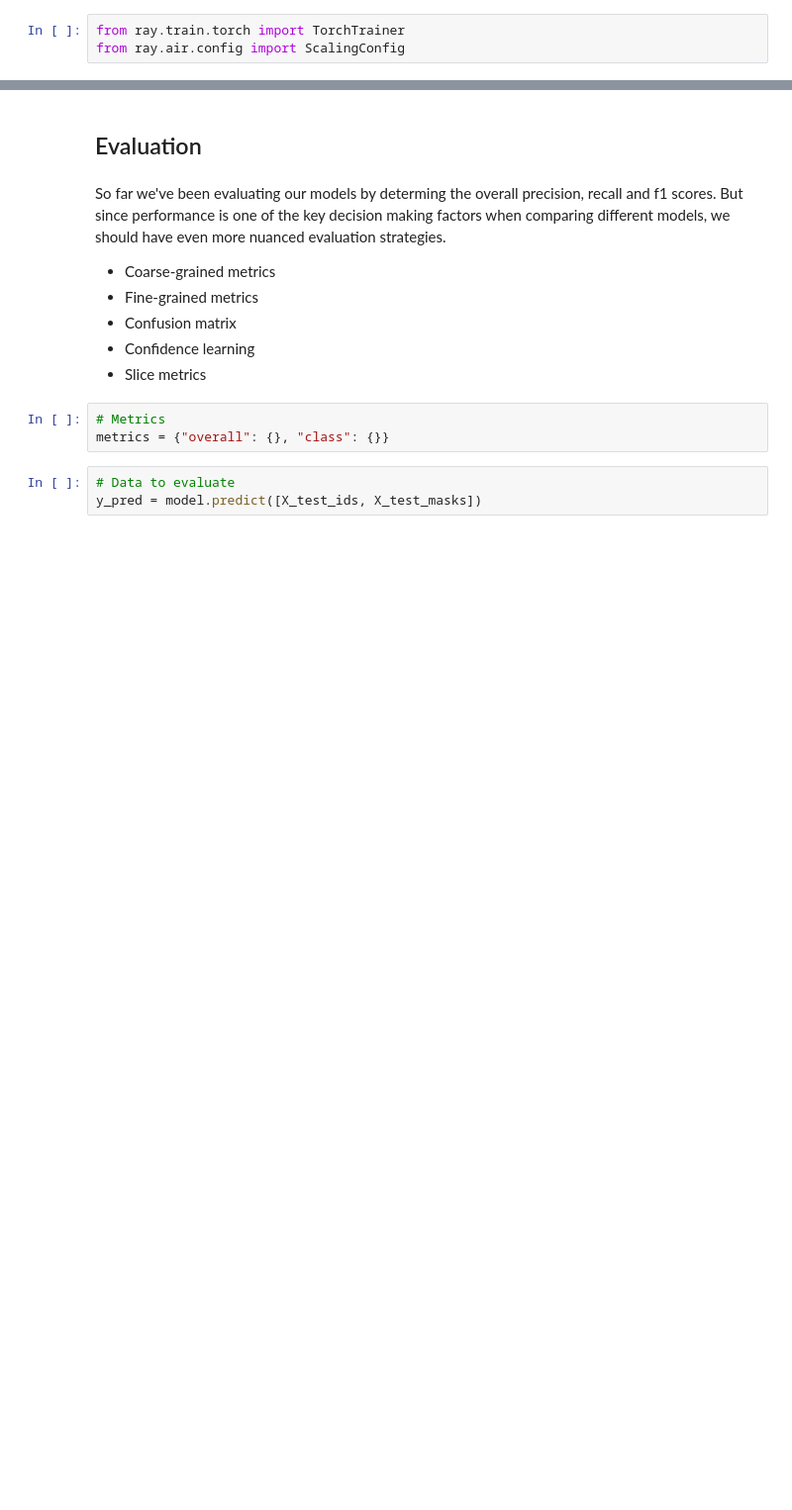
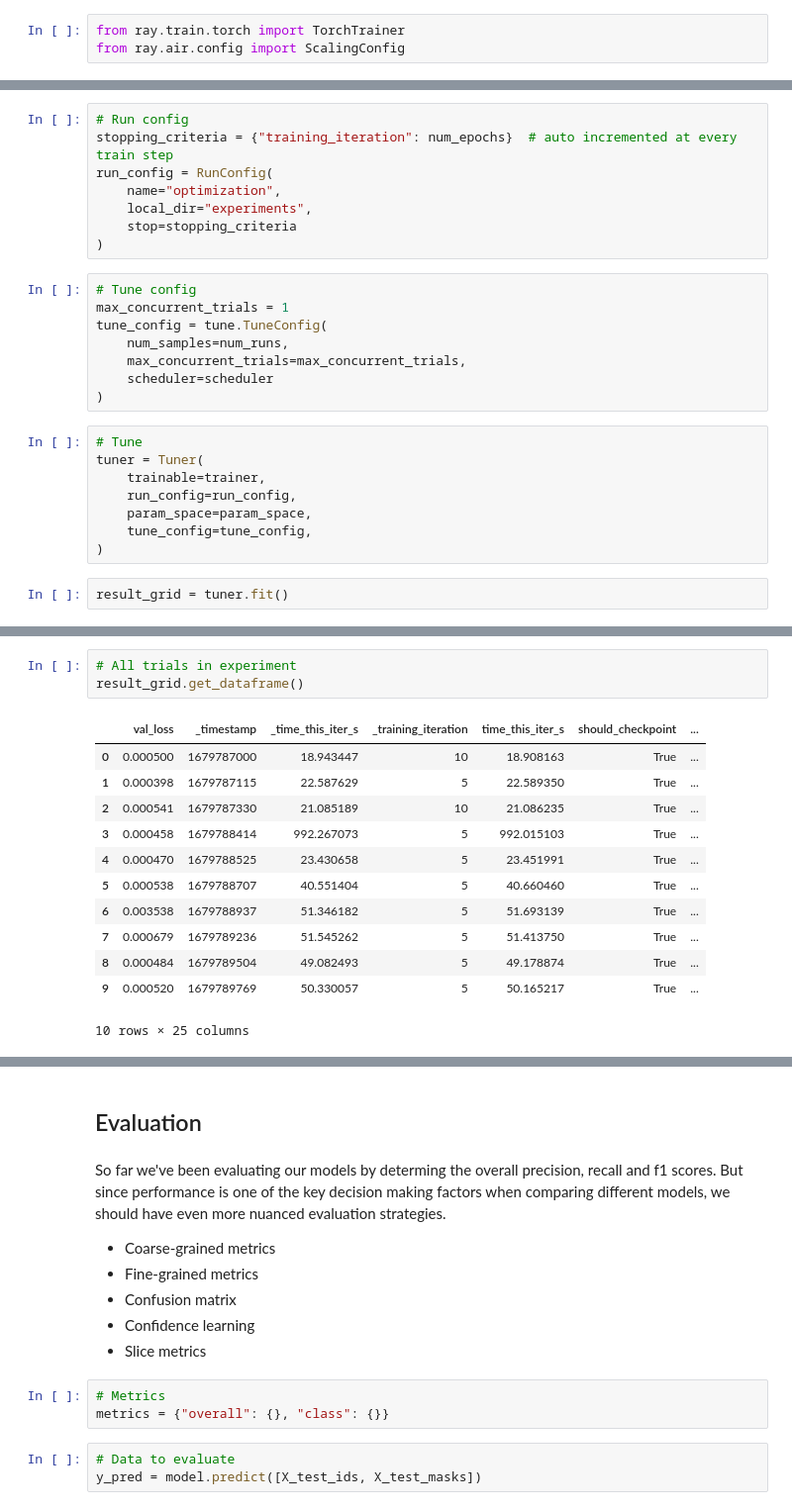
Before and after one commit to anyscale/Made-With-ML, a Jupyter notebook: finetune_LLM_Ray.ipynb, the cells around one changed output, grey strips where cells are left out. Shown at 99% size. Drawn from its saved outputs; the diff is of its cells as text; blank space fills up the shorter version.

Commit message:
finished local implementation of Ray AIR

```diff
--- a/finetune_LLM_Ray.ipynb
+++ b/finetune_LLM_Ray.ipynb
@@ -1487,0 +1636,26 @@ result.metrics_dataframe
+# %%
+# Run config
+stopping_criteria = {"training_iteration": num_epochs}  # auto incremented at every train step
+run_config = RunConfig(
+    name="optimization",
+    local_dir="experiments",
+    stop=stopping_criteria
+)
+# %%
+# Tune config
+max_concurrent_trials = 1
+tune_config = tune.TuneConfig(
+    num_samples=num_runs,
+    max_concurrent_trials=max_concurrent_trials,
+    scheduler=scheduler
+)
+# %%
+# Tune
+tuner = Tuner(
+    trainable=trainer,
+    run_config=run_config,
+    param_space=param_space,
+    tune_config=tune_config,
+)
+# %%
+result_grid = tuner.fit()
@@ -1487,0 +1697,16 @@ result.metrics_dataframe
+# %%
+# All trials in experiment
+result_grid.get_dataframe()
+# %% [output]
+|  | val_loss | _timestamp | _time_this_iter_s | _training_iteration | time_this_iter_s | should_checkpoint | ... |
+| 0 | 0.000500 | 1679787000 | 18.943447 | 10 | 18.908163 | True | ... |
+| 1 | 0.000398 | 1679787115 | 22.587629 | 5 | 22.589350 | True | ... |
+| 2 | 0.000541 | 1679787330 | 21.085189 | 10 | 21.086235 | True | ... |
+| 3 | 0.000458 | 1679788414 | 992.267073 | 5 | 992.015103 | True | ... |
+| 4 | 0.000470 | 1679788525 | 23.430658 | 5 | 23.451991 | True | ... |
+| 5 | 0.000538 | 1679788707 | 40.551404 | 5 | 40.660460 | True | ... |
+| 6 | 0.003538 | 1679788937 | 51.346182 | 5 | 51.693139 | True | ... |
+| 7 | 0.000679 | 1679789236 | 51.545262 | 5 | 51.413750 | True | ... |
+| 8 | 0.000484 | 1679789504 | 49.082493 | 5 | 49.178874 | True | ... |
+| 9 | 0.000520 | 1679789769 | 50.330057 | 5 | 50.165217 | True | ... |
+10 rows × 25 columns
```
Also changed, not shown: parts of 116 cells of this notebook, 2 other files.
